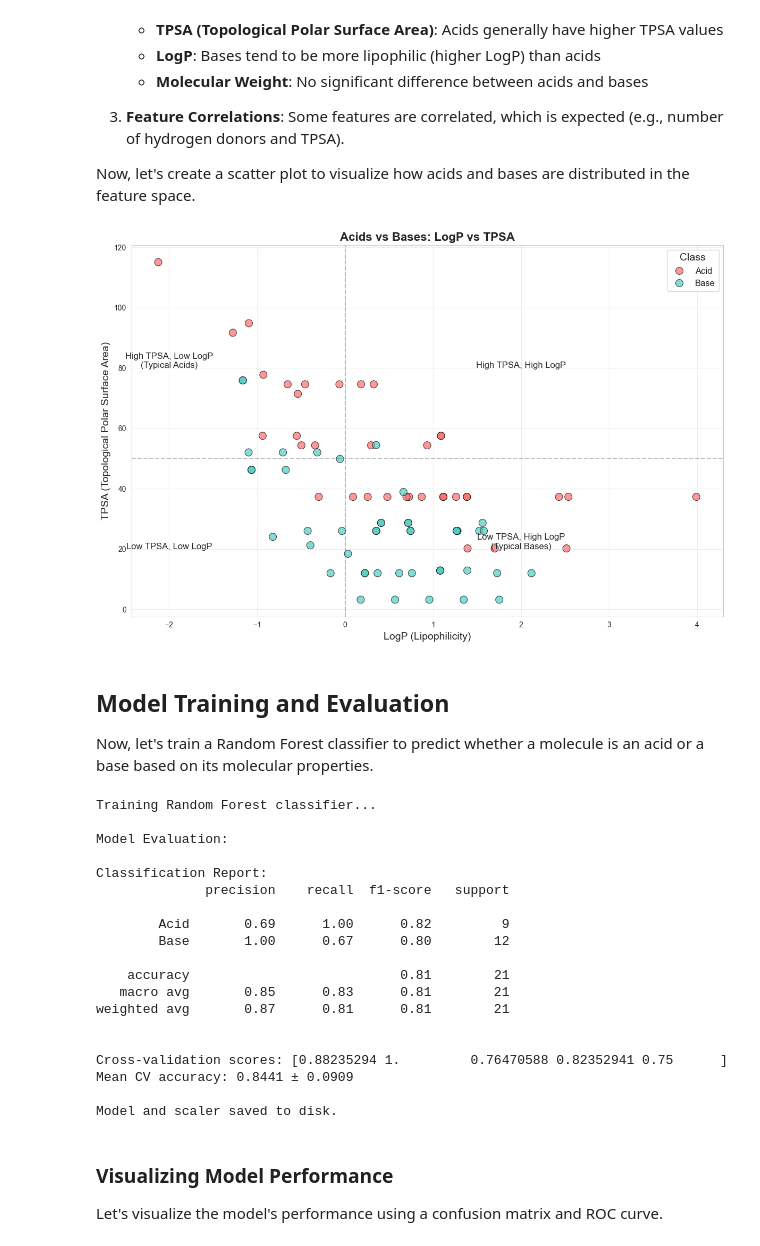
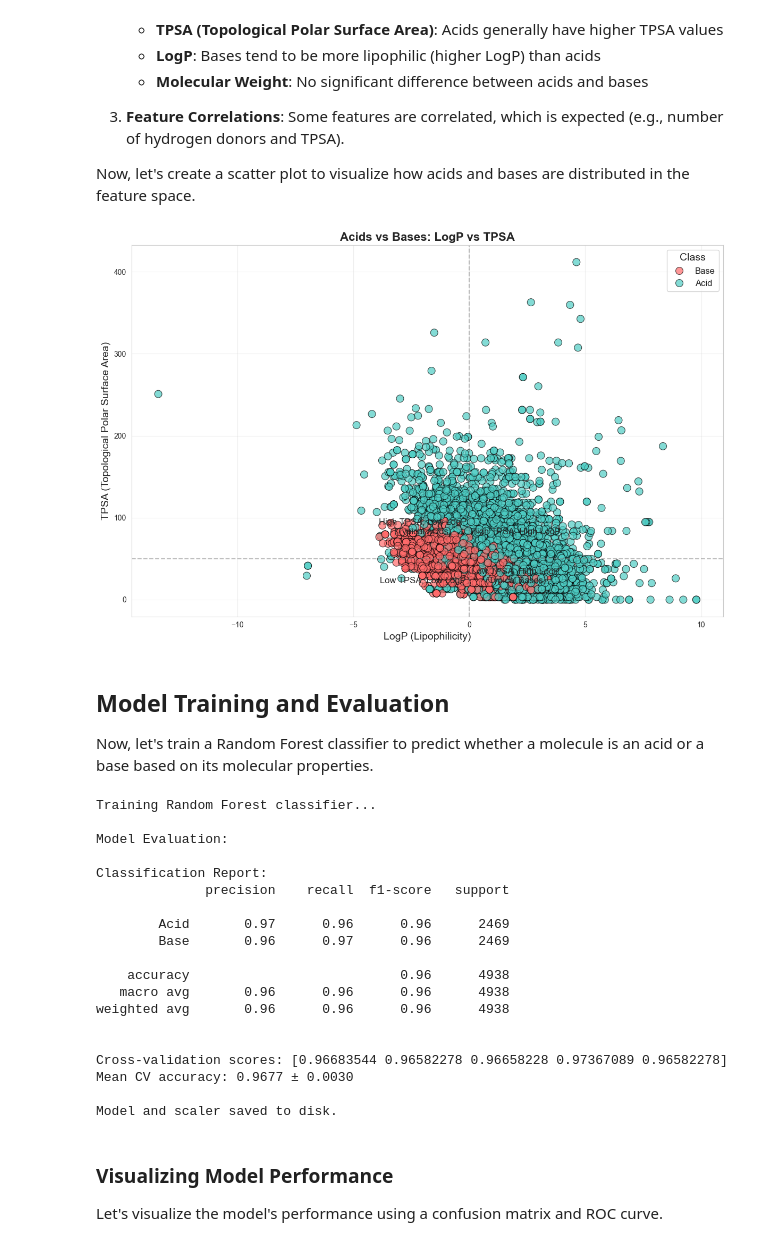
Before and after one commit to Omid-Mohebi/Acid-Base-Classifier-RF, a Jupyter notebook: acid_base.ipynb, the cells around one changed output. Drawn from its saved outputs; the diff is of its cells as text; code cells hidden in the pictures.

```diff
--- a/acid_base.ipynb
+++ b/acid_base.ipynb
@@ -269,7 +580,7 @@ def extract_features(smiles):
 
 # Extract features for all molecules in the dataset
 features_list = []
-for smiles in df['smiles']:
+for smiles in df_trimmed['smiles']:
     feat = extract_features(smiles)
     if feat:
         features_list.append(feat)
@@ -305,11 +616,11 @@ max            1.00            6.00
 Let's explore our dataset to understand the differences between acids and bases in terms of their molecular properties.
 # %%
 # Combine features with class labels
-analysis_df = pd.concat([features_df, df['class']], axis=1)
+analysis_df = pd.concat([features_df.reset_index(drop=True), df_trimmed['label'].reset_index(drop=True)], axis=1)
 
 # 1. Class Distribution
 plt.figure(figsize=(10, 6))
-class_counts = df['class'].value_counts()
+class_counts = df_trimmed['label'].value_counts()
 ax = sns.barplot(x=class_counts.index, y=class_counts.values, palette=['#ff6b6b', '#4ecdc4'])
 plt.title('Class Distribution in Dataset', fontsize=16, fontweight='bold')
 plt.ylabel('Count', fontsize=12)
@@ -368,27 +679,27 @@ Now, let's create a scatter plot to visualize how acids and bases are distribute
 # %%
 # Create a scatter plot of LogP vs TPSA colored by class
 plt.figure(figsize=(12, 8))
-sns.scatterplot(x='LogP', y='TPSA', hue='class', data=analysis_df, palette=['#ff6b6b', '#4ecdc4'],
+sns.scatterplot(x='LogP', y='TPSA', hue='label', data=analysis_df, palette=['#ff6b6b', '#4ecdc4'],
                 s=100, alpha=0.7, edgecolor='k')
 
 plt.title('Acids vs Bases: LogP vs TPSA', fontsize=16, fontweight='bold')
 plt.xlabel('LogP (Lipophilicity)', fontsize=14)
 plt.ylabel('TPSA (Topological Polar Surface Area)', fontsize=14)
 plt.grid(alpha=0.3)
 plt.legend(title='Class', fontsize=12, title_fontsize=14)
 
 # Add a decision boundary region (simplified visualization)
 plt.axhline(y=50, color='gray', linestyle='--', alpha=0.5)
 plt.axvline(x=0, color='gray', linestyle='--', alpha=0.5)
 plt.text(2, 80, 'High TPSA, High LogP', fontsize=12, ha='center')
 plt.text(-2, 80, 'High TPSA, Low LogP\n(Typical Acids)', fontsize=12, ha='center')
 plt.text(2, 20, 'Low TPSA, High LogP\n(Typical Bases)', fontsize=12, ha='center')
 plt.text(-2, 20, 'Low TPSA, Low LogP', fontsize=12, ha='center')
 
 plt.tight_layout()
 plt.show()
 # %% [output]
-[figure, old version]
+[figure, new version]
 # %% [markdown]
 ## **Model Training and Evaluation**
 
@@ -396,7 +707,7 @@ Now, let's train a Random Forest classifier to predict whether a molecule is an
 # %%
 # Prepare features and target
 X = features_df.values
-y = df['label'].values
+y = df_trimmed['label_int'].values
 
 # Split the data into training and testing sets
 X_train, X_test, y_train, y_test = train_test_split(X, y, test_size=0.25, random_state=42, stratify=y)
@@ -437,16 +748,16 @@ Model Evaluation:
 Classification Report:
               precision    recall  f1-score   support
 
-        Acid       0.69      1.00      0.82         9
-        Base       1.00      0.67      0.80        12
+        Acid       0.97      0.96      0.96      2469
+        Base       0.96      0.97      0.96      2469
 
-    accuracy                           0.81        21
-   macro avg       0.85      0.83      0.81        21
-weighted avg       0.87      0.81      0.81        21
+    accuracy                           0.96      4938
+   macro avg       0.96      0.96      0.96      4938
+weighted avg       0.96      0.96      0.96      4938
 
 
-Cross-validation scores: [0.88235294 1.         0.76470588 0.82352941 0.75      ]
-Mean CV accuracy: 0.8441 ± 0.0909
+Cross-validation scores: [0.96683544 0.96582278 0.96658228 0.97367089 0.96582278]
+Mean CV accuracy: 0.9677 ± 0.0030
 
 Model and scaler saved to disk.
 # %% [markdown]
```
Also changed, not shown: parts of 24 cells of this notebook.
